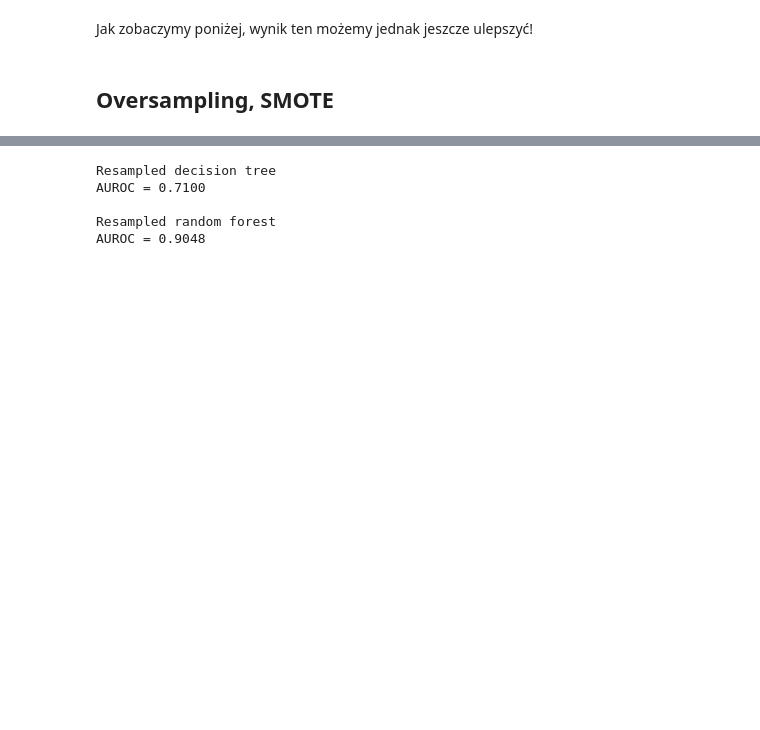
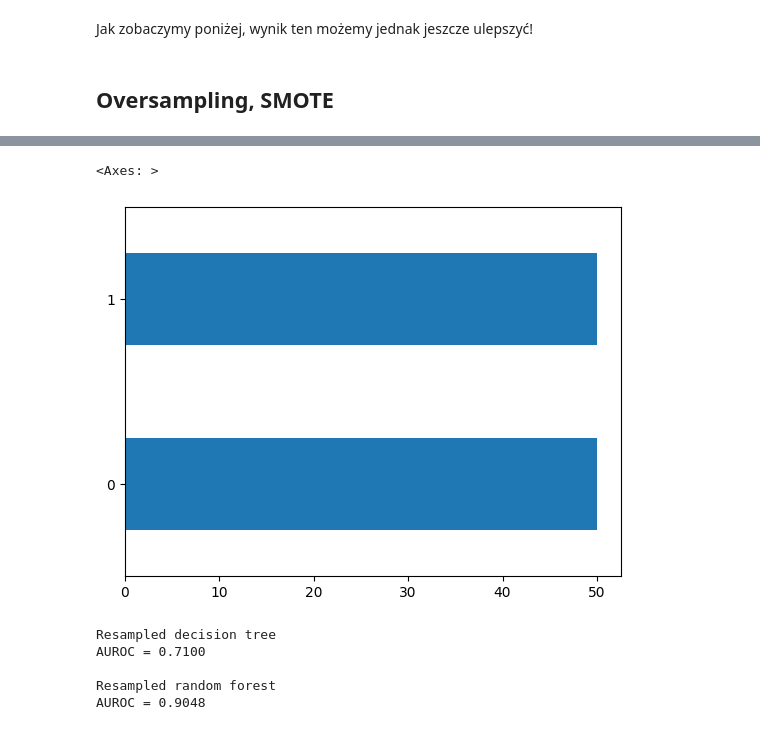
Before and after one commit to michal200292/Introduction-to-AI, a Jupyter notebook: lab2/lab_2.ipynb, the cells around one changed output, grey strips where cells are left out. Saved outputs shown, nothing was run; the diff lists cells and outputs as text; code cells hidden in the pictures; blank space fills up the shorter version.

```diff
--- a/lab2/lab_2.ipynb
+++ b/lab2/lab_2.ipynb
@@ -282,4 +283,16 @@ Algorytm SMOTE, jego warianty i inne algorytmy dla problemów niezbalansowanych
 **Zadanie 5 (1 punkt)**
 
 Użyj SMOTE do zbalansowania zbioru treningowego (nie używa się go na zbiorze testowym!) (klasa `SMOTE`). Wytrenuj drzewo decyzyjne oraz las losowy na zbalansowanym zbiorze, użyj tych samych argumentów co wcześniej. Pamiętaj o użyciu wszędzie stałego `random_state=0` i `n_jobs=-1`. Skomentuj wynik.
+# %%
+from imblearn.over_sampling import SMOTE
+
+smote = SMOTE(random_state=0, k_neighbors=5)
+X_resampled, y_resampled = smote.fit_resample(X_train, y_train)
+
+value_count = y_resampled.value_counts()
+value_count = (value_count / y_resampled.shape[0]) * 100
+value_count.plot.barh()
+# %% [output]
+<Axes: >
+[figure, added]
 # %%
```
Also changed, not shown: parts of 17 cells of this notebook.
